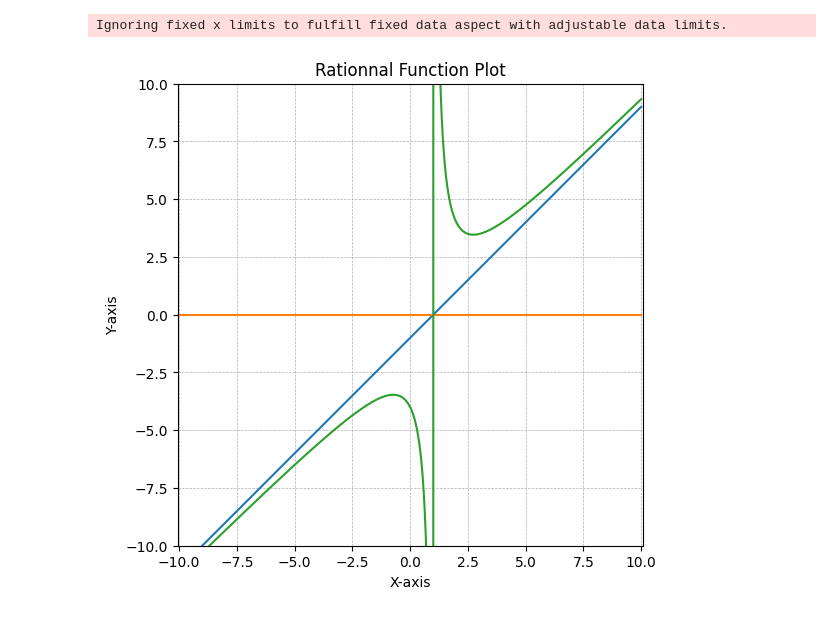
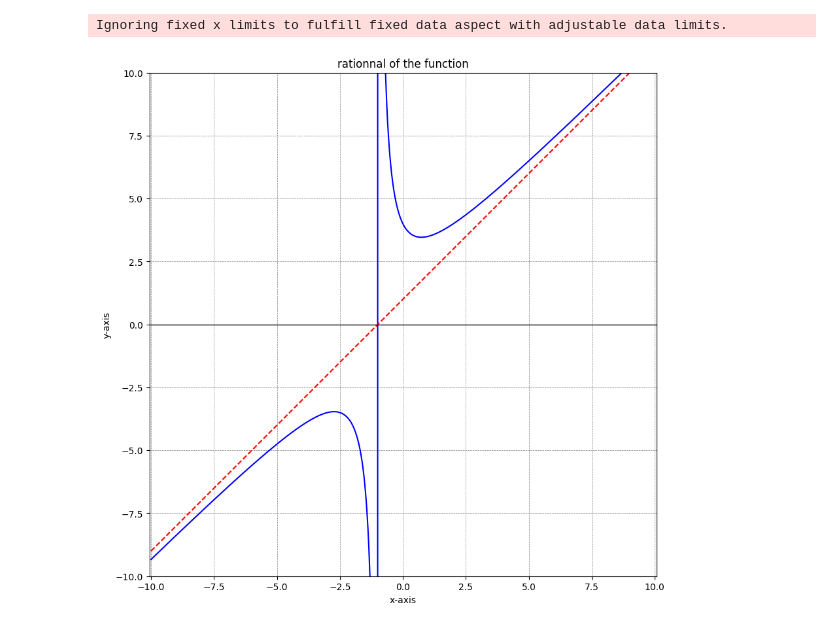
Before and after one commit to beva3/bca-div-c-AI, a Jupyter notebook: rationnale_function.ipynb, the cells around one changed output. Drawn from its saved outputs; the diff is of its cells as text; code cells hidden in the pictures.

```diff
--- a/rationnale_function.ipynb
+++ b/rationnale_function.ipynb
@@ -4,30 +4,41 @@ import numpy as np
 # %%
 class Plotter:
     def __init__(self):
+        self.__initialize_range()
+
+    def __initialize_range(self):
+        # analysis the define domain of the function
         self.x = np.linspace(-10, 10, 1000)
-        self.x = np.delete(self.x, np.where(self.x == 1))
-        self.y = self.x - 1 + 3/(self.x -1)
-        self.a_o = (self.x - 1)
-        self.xox = np.full_like(self.x, 0)
+        self.x = np.delete(self.x, np.where(self.x == -1)) # remove the point where the function is not defined
+
+    def __compute_function(self):
+        # compute the function value
+        self.y = self.x + 1 + 3/(self.x + 1)
+
+        self.__av = self.x + 1
 
 
-    def plot(self):
-        plt.figure(figsize=(6, 6))
+    def __setup_plot(self):
+        # setup the plot
+        plt.figure(figsize=(10, 10))
         plt.axis('equal')
-        plt.plot(self.x,self.a_o, label='Asymptote')
-        plt.plot(self.x, self.xox, label='Horizontal Asymptote')
-        plt.plot(self.x, self.y)
+        plt.title('rationnal of the function')
+        plt.xlabel('x-axis')
+        plt.ylabel('y-axis')
         plt.xlim(-10, 10)
         plt.ylim(-10, 10)
-        plt.title("Rationnal Function Plot")
-        plt.xlabel("X-axis")
-        plt.ylabel("Y-axis")
-        plt.grid(True, which='both', linestyle='--', linewidth=0.5)
-        plt.show()
+        plt.grid(color='gray',which='both', linestyle='--', linewidth=0.5)
+
+    def plot(self):
+        # full ploting method
+        self.__compute_function()
+        self.__setup_plot()
+        plt.plot(self.x, self.y, label='f(x) = x - 1 + 3/(x + 1)', color='blue')
+        plt.plot(self.x, self.__av, label='y = x + 1', color='red', linestyle='--')
+        plt.axhline(0, color='black', lw=1)
 # %%
-p = Plotter()
-p.plot()
-# This code defines a class `Plotter` that creates a plot of a rational function.
+my_plot = Plotter()
+my_plot.plot()
 # %% [output]
 Ignoring fixed x limits to fulfill fixed data aspect with adjustable data limits.
-[figure, old version]
+[figure, new version]
```
